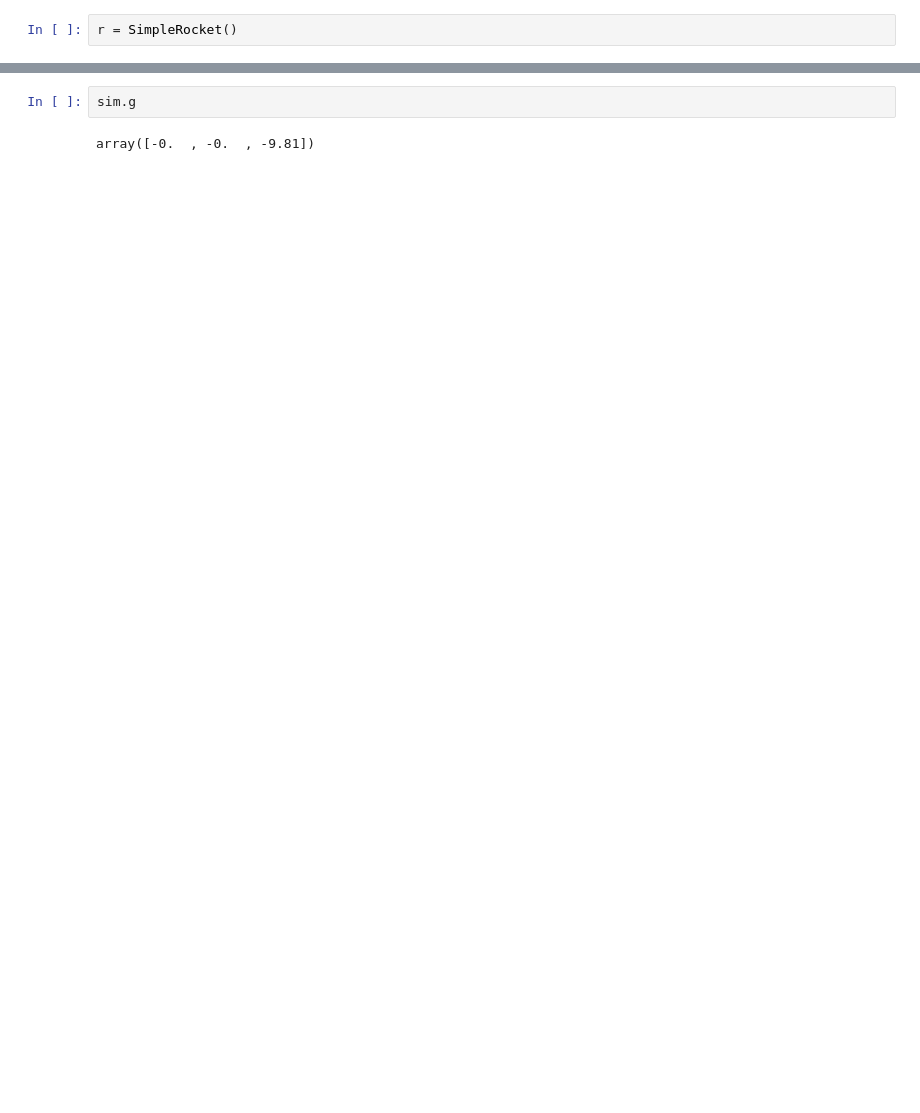
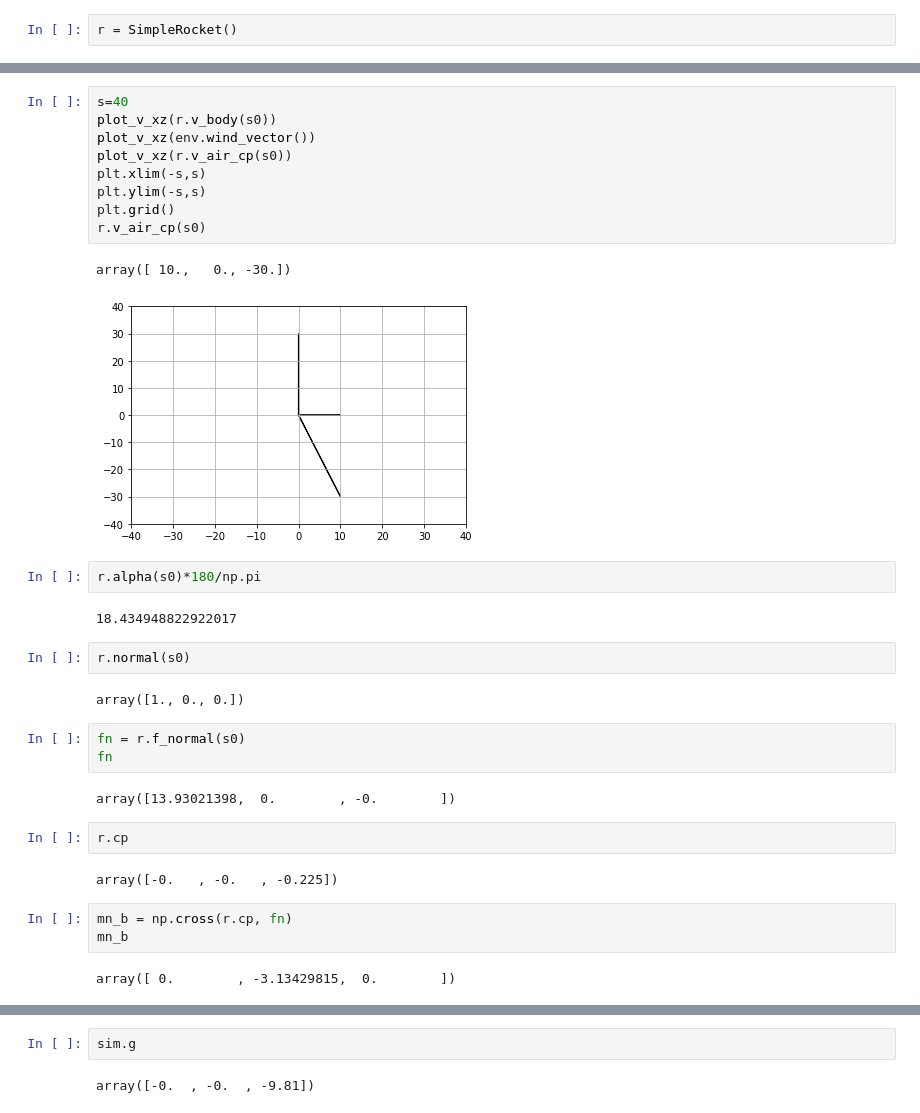
Before and after one commit to dev10110/rocketPy, a Jupyter notebook: examples/simulate_2.ipynb, the cells around one changed output, grey strips where cells are left out. Saved outputs shown, nothing was run; the diff lists cells and outputs as text; blank space fills up the shorter version.

```diff
--- a/examples/simulate_2.ipynb
+++ b/examples/simulate_2.ipynb
@@ -292,0 +435,34 @@ s0.mass = 40;
+# %%
+s=40
+plot_v_xz(r.v_body(s0))
+plot_v_xz(env.wind_vector())
+plot_v_xz(r.v_air_cp(s0))
+plt.xlim(-s,s)
+plt.ylim(-s,s)
+plt.grid()
+r.v_air_cp(s0)
+# %% [output]
+array([ 10.,   0., -30.])
+[figure, added]
+# %%
+r.alpha(s0)*180/np.pi
+# %% [output]
+18.434948822922017
+# %%
+r.normal(s0)
+# %% [output]
+array([1., 0., 0.])
+# %%
+fn = r.f_normal(s0)
+fn
+# %% [output]
+array([13.93021398,  0.        , -0.        ])
+# %%
+r.cp
+# %% [output]
+array([-0.   , -0.   , -0.225])
+# %%
+mn_b = np.cross(r.cp, fn)
+mn_b
+# %% [output]
+array([ 0.        , -3.13429815,  0.        ])
```
Also changed, not shown: parts of 46 cells of this notebook.
